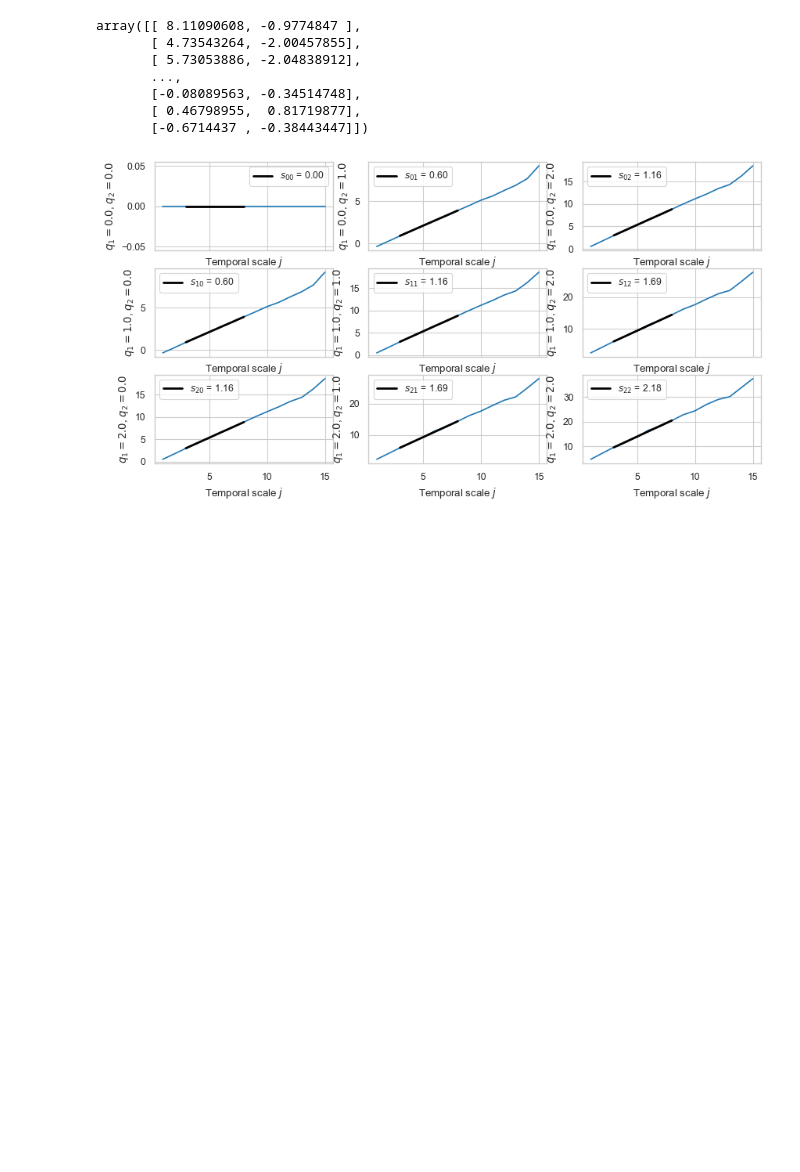
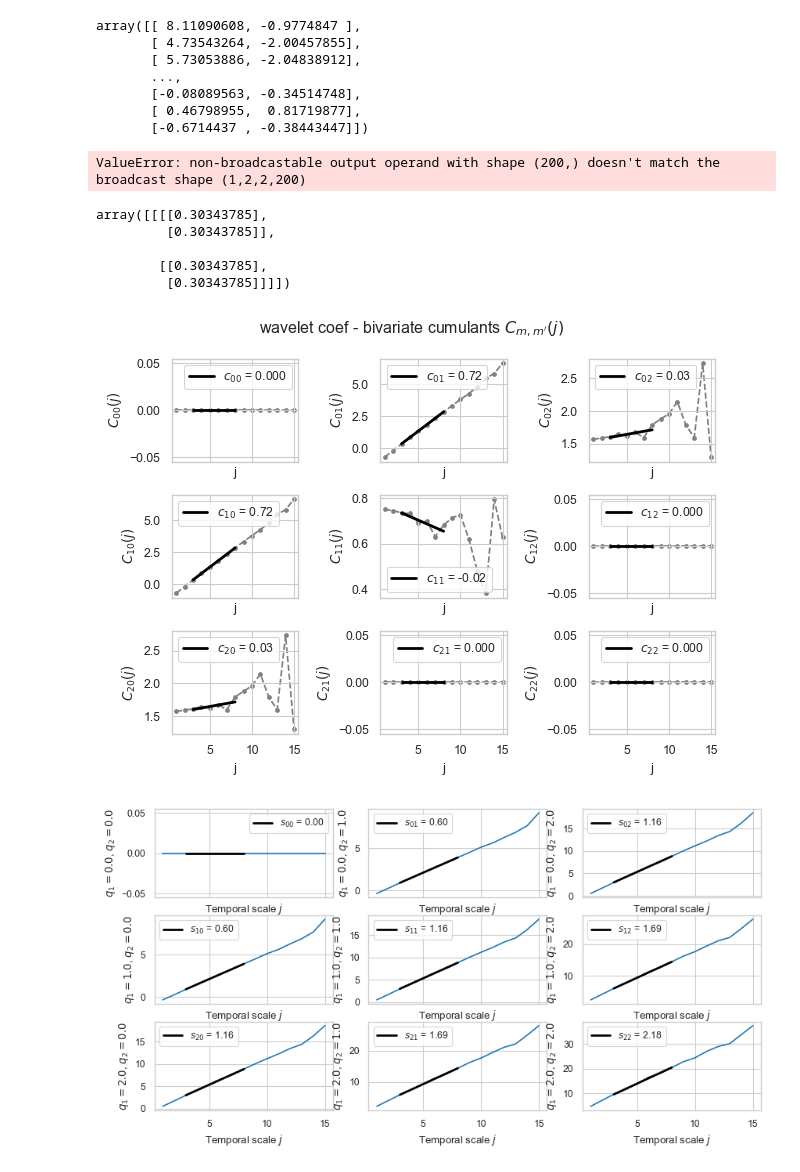
Before and after one commit to neurospin/pymultifracs, a Jupyter notebook: notebooks/Bivariate.ipynb, the cells around one changed output. Drawn from its saved outputs; the diff is of its cells as text; code cells hidden in the pictures; blank space fills up the shorter version.

Commit message:
Added bivariate cumulants

```diff
--- a/notebooks/Bivariate.ipynb
+++ b/notebooks/Bivariate.ipynb
@@ -62,4 +65,4 @@ from pymultifracs.bivariate import bimfa
 # %%
 WT = wavelet_analysis(X)
 # %%
-WT = WT.auto_integrate(scaling_ranges)
+WT = WT.get_leaders(2).auto_integrate(scaling_ranges)
@@ -66,2 +71,8 @@ WT = WT.auto_integrate(scaling_ranges)
 # %%
 lwt = bimfa(WT, WT, scaling_ranges, q1=[0, 1, 2], q2=[0, 1, 2])
+# %%
+sns.set_context('paper')
+# %%
+lwt.cumulants.plot_legendre()
+# %% [output]
+ValueError: non-broadcastable output operand with shape (200,) doesn't match the broadcast shape (1,2,2,200)
@@ -68,3 +81,15 @@ lwt = bimfa(WT, WT, scaling_ranges, q1=[0, 1, 2], q2=[0, 1, 2])
+# %%
+lwt.cumulants.rho_mf
+# %% [output]
+array([[[[0.30343785],
+         [0.30343785]],
+
+        [[0.30343785],
+         [0.30343785]]]])
+# %%
+lwt.cumulants.plot()
+# %% [output]
+[figure, added]
 # %%
 sns.set_context('paper')
 # %%
```
Also changed, not shown: parts of 3 cells of this notebook, 2 other files.
